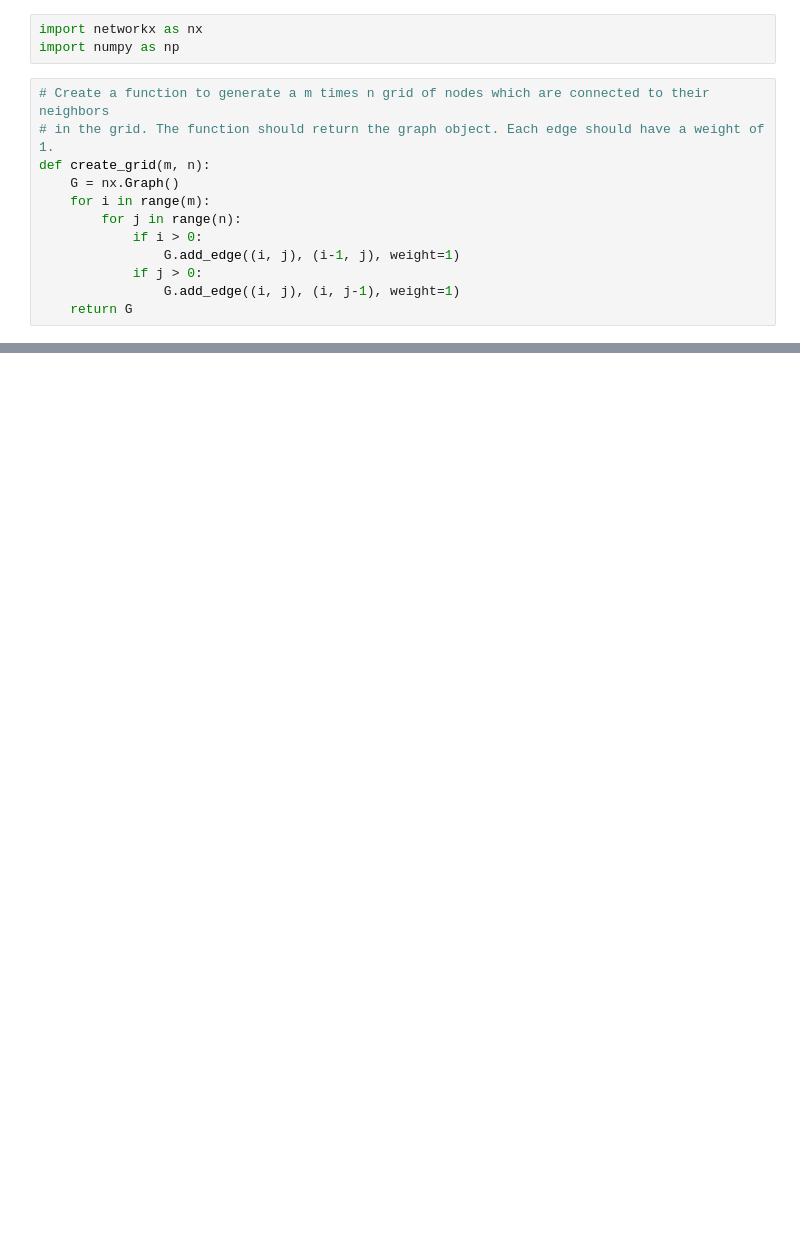
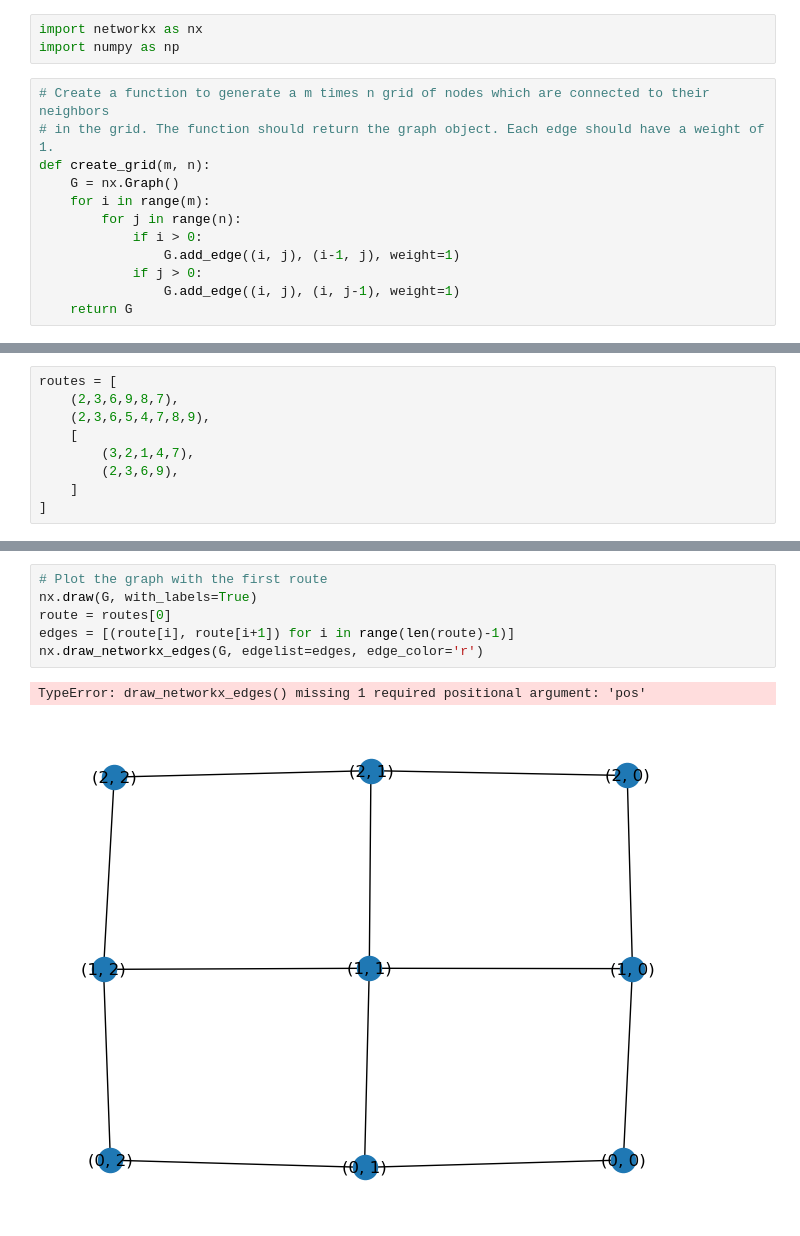
Before and after one commit to mit-zardini-lab/act4ebrd-resolution-bug, a Jupyter notebook: eda/network_design.ipynb, the cells around one changed output, grey strips where cells are left out. Saved outputs shown, nothing was run; the diff lists cells and outputs as text; blank space fills up the shorter version.

```diff
--- a/eda/network_design.ipynb
+++ b/eda/network_design.ipynb
@@ -36,0 +26,9 @@ list(G.nodes)
+# %%
+routes = [
+    (2,3,6,9,8,7),
+    (2,3,6,5,4,7,8,9),
+    [
+        (3,2,1,4,7),
+        (2,3,6,9),
+    ]
+]
@@ -36,0 +45,9 @@ list(G.nodes)
+# %%
+# Plot the graph with the first route
+nx.draw(G, with_labels=True)
+route = routes[0]
+edges = [(route[i], route[i+1]) for i in range(len(route)-1)]
+nx.draw_networkx_edges(G, edgelist=edges, edge_color='r')
+# %% [output]
+TypeError: draw_networkx_edges() missing 1 required positional argument: 'pos'
+[figure, added]
```
Also changed, not shown: parts of 5 cells of this notebook, 8 other files.
